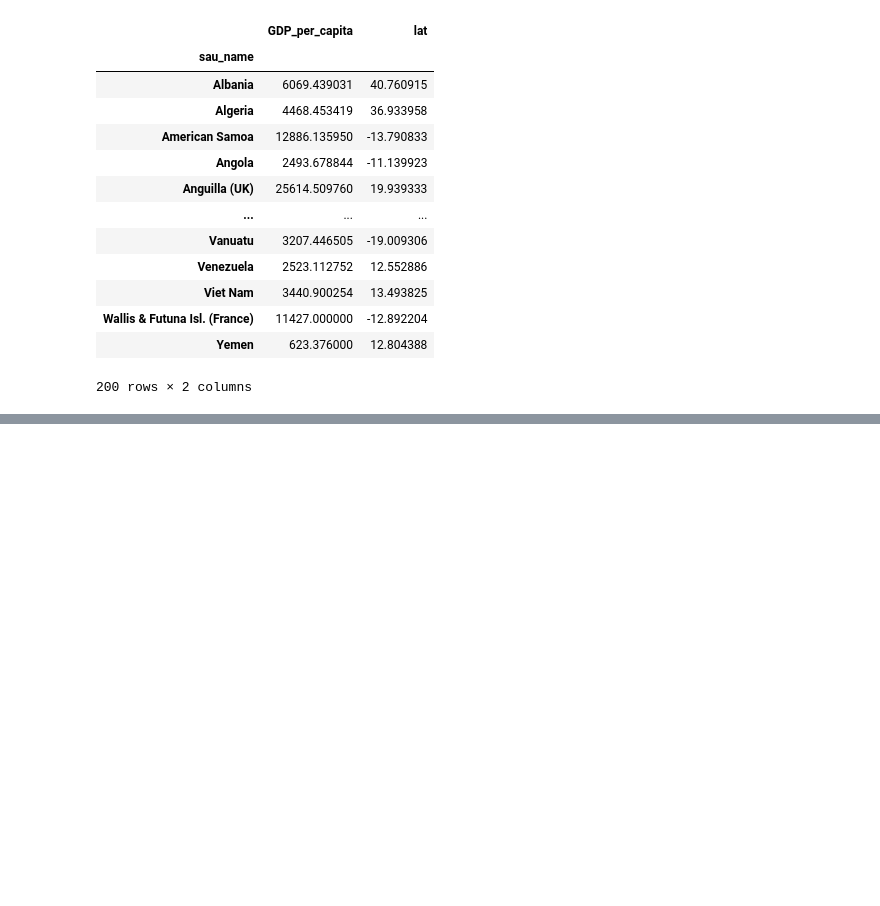
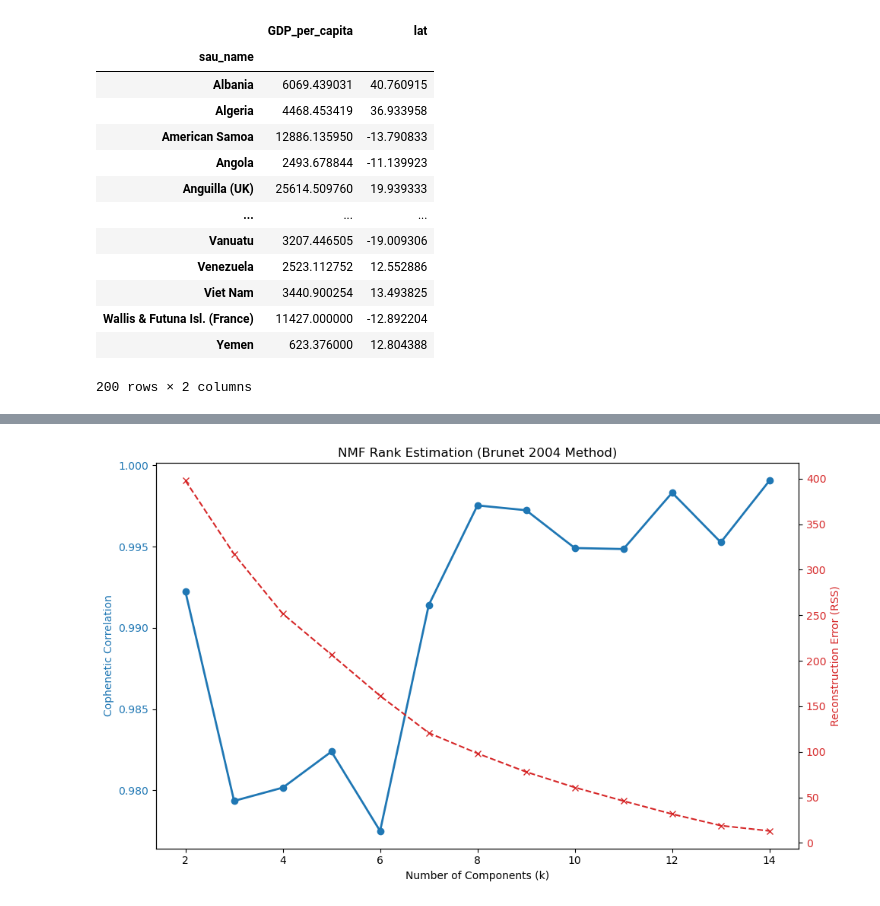
Before and after one commit to SeaAroundUs/end-use-clustering, a Jupyter notebook: src/all_countries.ipynb, the cells around one changed output, grey strips where cells are left out. Saved outputs shown, nothing was run; the diff lists cells and outputs as text; code cells hidden in the pictures; blank space fills up the shorter version.

```diff
--- a/src/all_countries.ipynb
+++ b/src/all_countries.ipynb
@@ -226,0 +472,2 @@ final[final['dedicated_fleet?']=="n"]
+# %%
+cashion_np = ohe_cashion.to_numpy()
@@ -226,0 +476,2 @@ final[final['dedicated_fleet?']=="n"]
+# %%
+nmf = nimfa.Nmf(cashion_np, max_iter=200, seed= 'random')
@@ -226,0 +480,9 @@ final[final['dedicated_fleet?']=="n"]
+# %%
+rank_estimate = nmf.estimate_rank(rank_range=range(2, 15),
+                                  n_run=30,
+                                  what=['cophenetic', 'rss'])
+# %%
+# 3. Extract the results
+ranks = list(rank_estimate.keys())
+coph_scores = [rank_estimate[r]['cophenetic'] for r in ranks]
+rss_scores = [rank_estimate[r]['rss'] for r in ranks]
@@ -226,0 +491,23 @@ final[final['dedicated_fleet?']=="n"]
+# %%
+# 4. Plot the results to find the "drop-off"
+fig, ax1 = plt.subplots(figsize=(10, 6))
+
+# Plot Cophenetic Correlation (Look for the drop-off)
+color = 'tab:blue'
+ax1.set_xlabel('Number of Components (k)')
+ax1.set_ylabel('Cophenetic Correlation', color=color)
+ax1.plot(ranks, coph_scores, marker='o', color=color, linewidth=2)
+ax1.tick_params(axis='y', labelcolor=color)
+
+# Plot Reconstruction Error (Look for the elbow)
+ax2 = ax1.twinx()
+color = 'tab:red'
+ax2.set_ylabel('Reconstruction Error (RSS)', color=color)
+ax2.plot(ranks, rss_scores, marker='x', linestyle='--', color=color)
+ax2.tick_params(axis='y', labelcolor=color)
+
+plt.title("NMF Rank Estimation (Brunet 2004 Method)")
+fig.tight_layout()
+plt.show()
+# %% [output]
+[figure, added]
```
Also changed, not shown: parts of 71 cells of this notebook, 5 other files.
